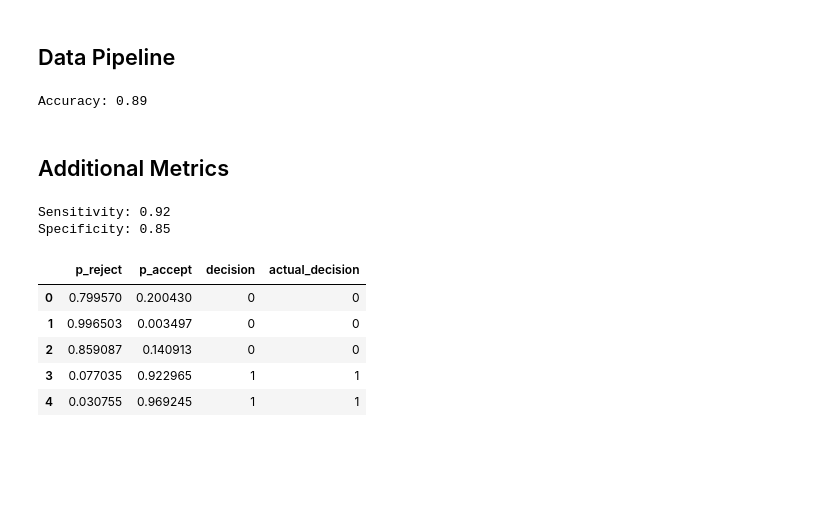
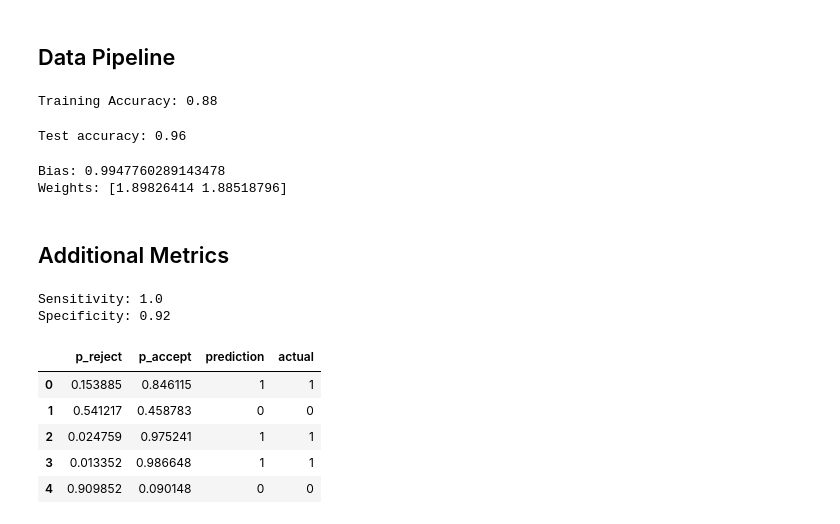
Before and after one commit to hdmamin/knn, a Jupyter notebook: logistic_regression/logistic_regression.ipynb, the cells around one changed output. Cells and saved outputs as stored; diff of their text form; code cells hidden in the pictures; blank space fills up the shorter version.

```diff
--- a/logistic_regression/logistic_regression.ipynb
+++ b/logistic_regression/logistic_regression.ipynb
@@ -232,43 +239,55 @@ dtype: float64
 # %%
 # Create pipeline to perform feature scaling, fit model, and predict values.
 pipe = Pipeline([('sc', StandardScaler()),('lr', LogisticRegression())])
-pipe.fit(X, y)
-predicted_probs_train = pipe.predict_proba(X)
-predictions_train = pipe.predict(X)
-accuracy = accuracy_score(y, predictions_train)
-
-print('Accuracy:', accuracy)
+pipe.fit(X_train, y_train)
+predicted_probs_train = pipe.predict_proba(X_train)
+predictions_train = pipe.predict(X_train)
+accuracy = accuracy_score(y_train, predictions_train)
+print(f'Training Accuracy: {accuracy:.2f}')
 # %% [output]
-Accuracy: 0.89
+Training Accuracy: 0.88
+# %%
+preds_test = pipe.predict(X_test)
+probs_test = pipe.predict_proba(X_test)
+accuracy_test = accuracy_score(y_test, preds_test)
+print(f'Test accuracy: {accuracy_test}')
+# %% [output]
+Test accuracy: 0.96
+# %%
+print(f"Bias: {pipe.named_steps['lr'].intercept_[0]}")
+print(f"Weights: {np.squeeze(pipe.named_steps['lr'].coef_)}")
+# %% [output]
+Bias: 0.9947760289143478
+Weights: [1.89826414 1.88518796]
 # %% [markdown]
 ## Additional Metrics
 # %%
-df_preds = pd.DataFrame()
-df_preds['p_reject'] = predicted_probs_train[:,0]
-df_preds['p_accept'] = predicted_probs_train[:,1]
-df_preds['decision'] = predictions_train
-df_preds['actual_decision'] = y
+df_preds = pd.DataFrame(probs_test, columns=['p_reject', 'p_accept'])
+# df_preds['p_reject'] = predicted_probs_train[:,0]
+# df_preds['p_accept'] = predicted_probs_train[:,1]
+df_preds['prediction'] = preds_test
+df_preds['actual'] = y_test.values
 
 # Calculate sensitivity and specificity.
-tp = df_preds[(df_preds['decision']==1) & (df_preds['actual_decision']==1)].shape[0]
-fp = df_preds[(df_preds['decision']==1) & (df_preds['actual_decision']==0)].shape[0]
-tn = df_preds[(df_preds['decision']==0) & (df_preds['actual_decision']==0)].shape[0]
-fn = df_preds[(df_preds['decision']==0) & (df_preds['actual_decision']==1)].shape[0]
+tp = df_preds[(df_preds['prediction']==1) & (df_preds['actual']==1)].shape[0]
+fp = df_preds[(df_preds['prediction']==1) & (df_preds['actual']==0)].shape[0]
+tn = df_preds[(df_preds['prediction']==0) & (df_preds['actual']==0)].shape[0]
+fn = df_preds[(df_preds['prediction']==0) & (df_preds['actual']==1)].shape[0]
 
 sensitivity = round(tp / (tp + fn), 2)
 specificity = round(tn / (tn + fp), 2)
 print('Sensitivity:', sensitivity)
 print('Specificity:', specificity)
 df_preds.head(5)
 # %% [output]
-Sensitivity: 0.92
-Specificity: 0.85
+Sensitivity: 1.0
+Specificity: 0.92
-|  | p_reject | p_accept | decision | actual_decision |
-| 0 | 0.799570 | 0.200430 | 0 | 0 |
-| 1 | 0.996503 | 0.003497 | 0 | 0 |
-| 2 | 0.859087 | 0.140913 | 0 | 0 |
-| 3 | 0.077035 | 0.922965 | 1 | 1 |
-| 4 | 0.030755 | 0.969245 | 1 | 1 |
+|  | p_reject | p_accept | prediction | actual |
+| 0 | 0.153885 | 0.846115 | 1 | 1 |
+| 1 | 0.541217 | 0.458783 | 0 | 0 |
+| 2 | 0.024759 | 0.975241 | 1 | 1 |
+| 3 | 0.013352 | 0.986648 | 1 | 1 |
+| 4 | 0.909852 | 0.090148 | 0 | 0 |
 # %%
 fig = plt.figure(figsize=(9,6))
 plot_decision_regions(np.array(X), np.array(y), pipe)
```
Also changed, not shown: parts of 20 cells of this notebook.
